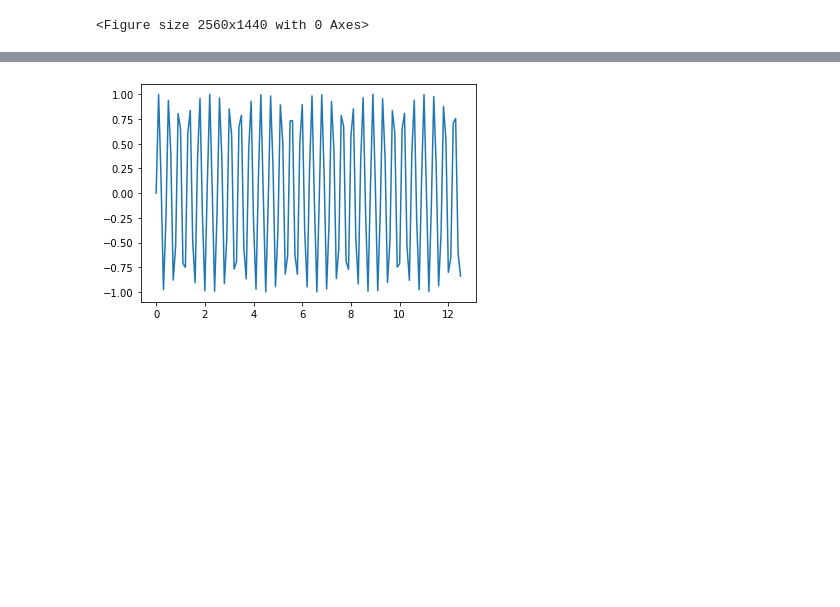
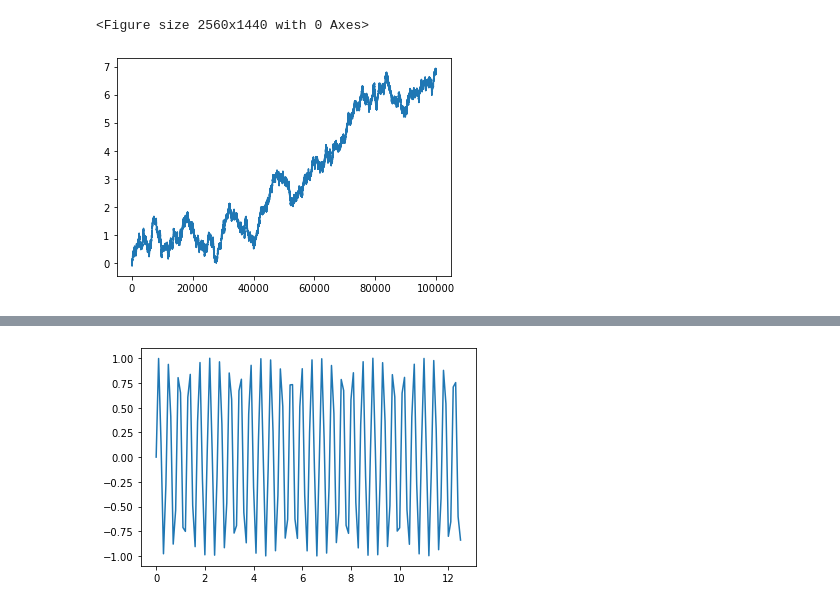
Before and after one commit to TawyeebOS/Time-Series-Analysis-and-Fourier-Transform-Nuffield-Project, a Jupyter notebook: Report-Draft.ipynb, the cells around one changed output, grey strips where cells are left out. Saved outputs shown, nothing was run; the diff lists cells and outputs as text; code cells hidden in the pictures; blank space fills up the shorter version.

```diff
--- a/Report-Draft.ipynb
+++ b/Report-Draft.ipynb
@@ -86,3 +27,12 @@ figure(num=None, figsize=(32, 18), dpi=80, facecolor='w', edgecolor='k')
 # %% [output]
 <Figure size 2560x1440 with 0 Axes>
 <Figure size 2560x1440 with 0 Axes>
+# %%
+vol = .030
+lag = 300
+df = pd.DataFrame(np.random.randn(100000) * sqrt(vol) * sqrt(1 / 252.)).cumsum()
+# %%
+plt.plot(df[0].tolist())
+plt.show()
+# %% [output]
+[figure, added]
```
Also changed, not shown: parts of 19 cells of this notebook, 4 other files.
